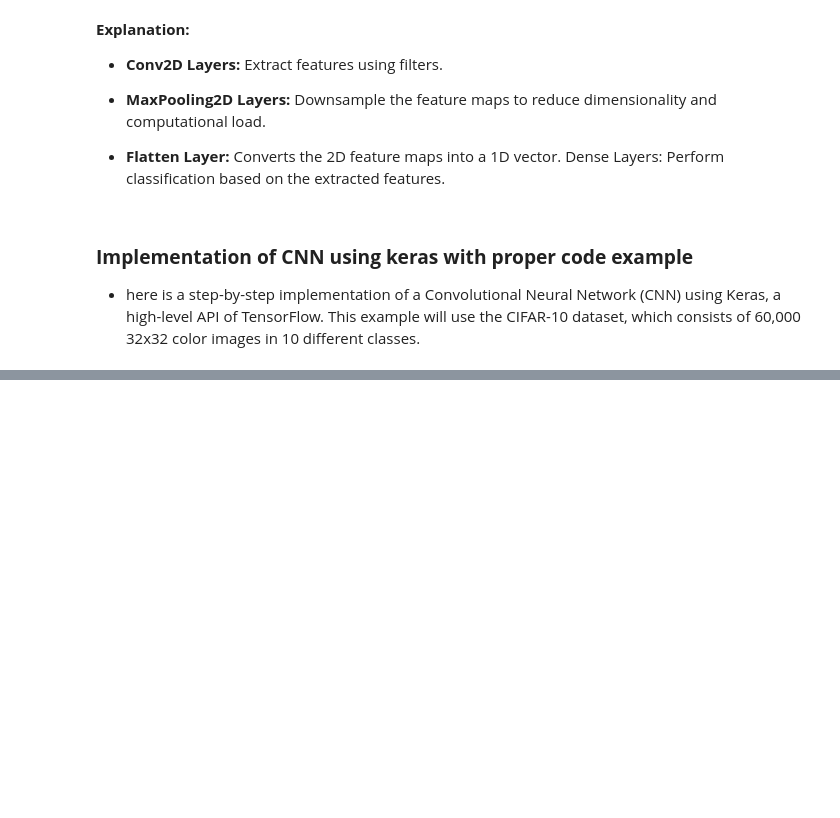
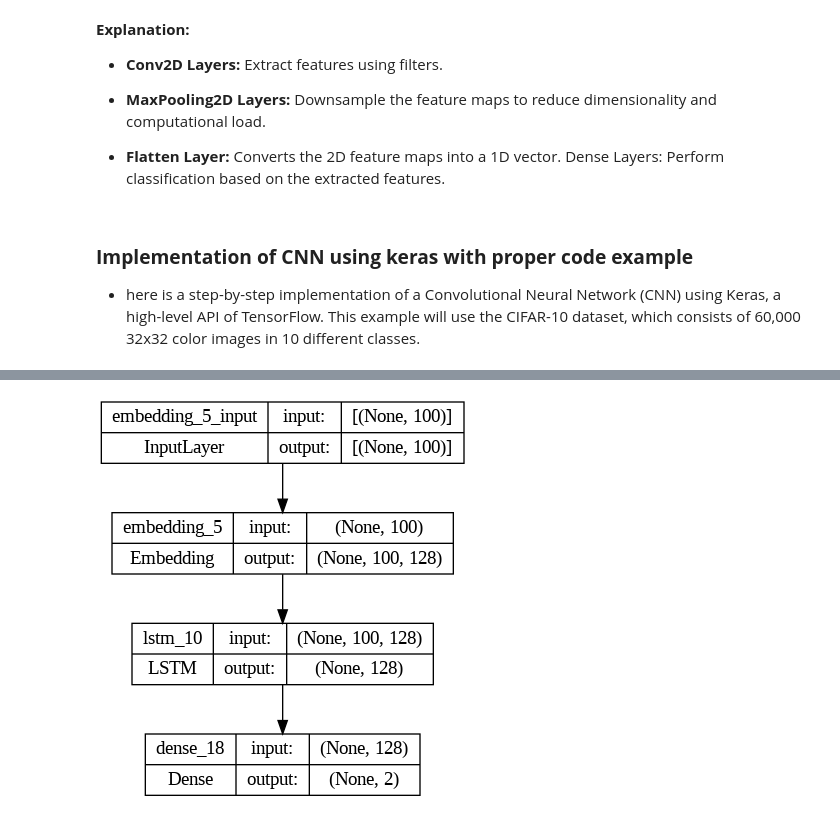
Before and after one commit to mukeshrock7897/TensorFlow_Notes, a Jupyter notebook: Intermediate_level.ipynb, the cells around one changed output, grey strips where cells are left out. Saved outputs shown, nothing was run; the diff lists cells and outputs as text; code cells hidden in the pictures; blank space fills up the shorter version.

```diff
--- a/Intermediate_level.ipynb
+++ b/Intermediate_level.ipynb
@@ -840,0 +1014,40 @@ Epoch 6/10
+# %%
+from tensorflow.keras.layers import Embedding, LSTM, Dense, TimeDistributed
+from tensorflow.keras.preprocessing.sequence import pad_sequences
+from tensorflow.keras.datasets import imdb
+from tensorflow.keras.utils import to_categorical
+from tensorflow.keras.models import Sequential
+from tensorflow.keras.utils import plot_model
+
+# Define max_length and vocab_size
+max_length = 100  # Set this to the desired maximum sequence length
+vocab_size = 20000  # Set this to the size of your vocabulary
+num_classes = 2  # For sentiment analysis (positive/negative)
+
+# Load the IMDB dataset
+(x_train, y_train), (x_test, y_test) = imdb.load_data(num_words=vocab_size)
+
+# Pad sequences to ensure consistent length
+sequences = pad_sequences(x_train, maxlen=max_length)
+
+# Convert labels to one-hot encoding
+labels = to_categorical(y_train, num_classes=num_classes)  # Convert labels to one-hot encoding
+
+model = Sequential([
+    Embedding(input_dim=vocab_size, output_dim=128, input_length=max_length),
+    LSTM(128),
+    Dense(num_classes, activation='softmax')  # Output layer for 2 classes
+])
+
+model.compile(optimizer='adam', loss='categorical_crossentropy', metrics=['accuracy'])
+
+# Train the model
+model.fit(sequences, labels, epochs=5)
+
+# Generate a graphical representation of the model
+plot_model(model, to_file='model.png', show_shapes=True, show_layer_names=True)
+
+# Display the image in the notebook
+from IPython.display import Image
+Image(filename='model.png')
+# %% [output]
@@ -840,0 +1071 @@ Epoch 6/10
+[figure, added]
```
Also changed, not shown: parts of 31 cells of this notebook.
